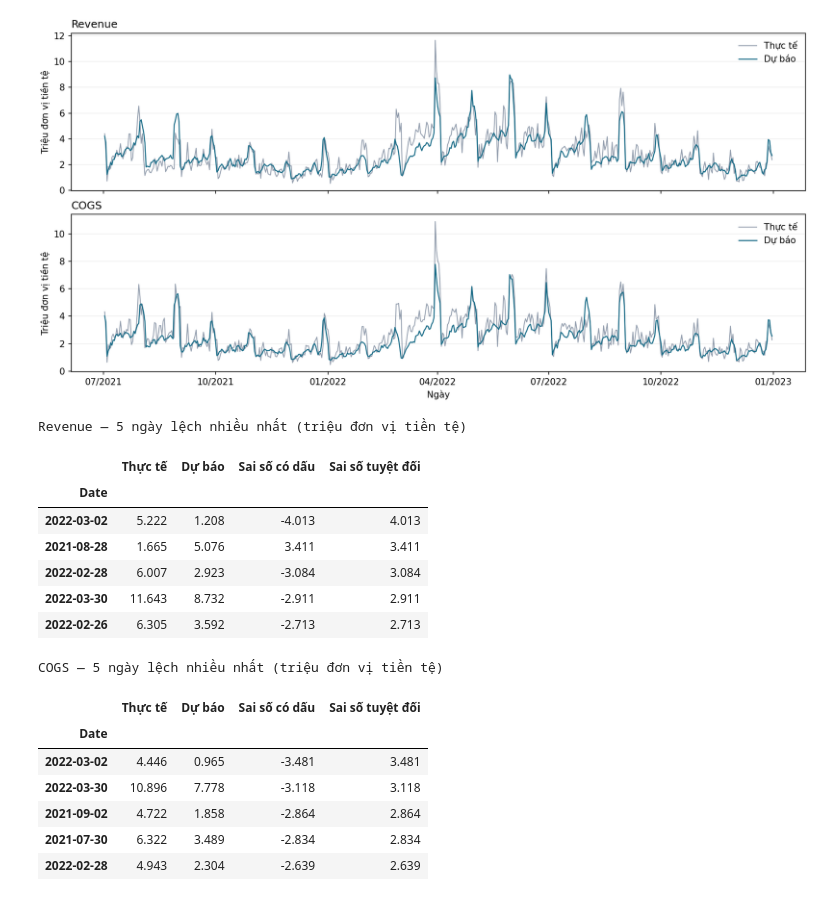
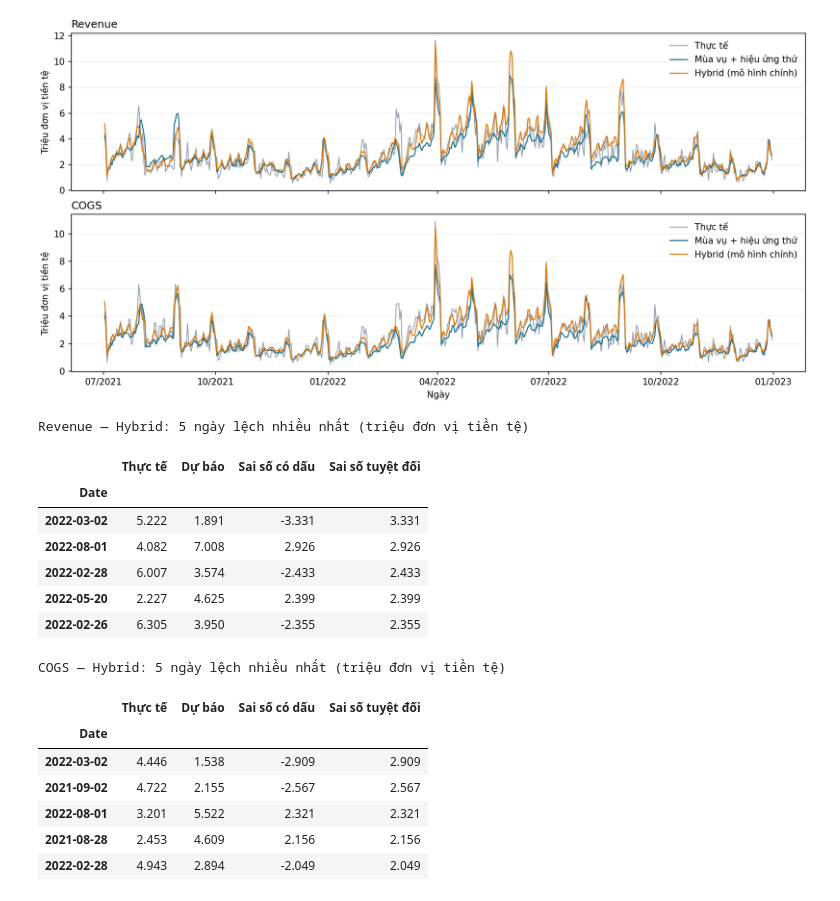
Before and after one commit to ngoctu1912/DA_Datathon2026, a Jupyter notebook: notebook/06_du_bao/04_do_nhay.ipynb, the cells around one changed output. Cells and saved outputs as stored; diff of their text form; code cells hidden in the pictures.

```diff
--- a/notebook/06_du_bao/04_do_nhay.ipynb
+++ b/notebook/06_du_bao/04_do_nhay.ipynb
@@ -46,7 +42,6 @@ if not observed.index.is_unique:
 
 contest_name = "Baseline cuộc thi"
 fixed_name = "Mùa vụ, mức gốc cố định"
-selected_label = "Phương pháp được chọn"
 
 
 def prediction_frame(rows):
@@ -64,56 +59,66 @@ from IPython.display import Image
 to_millions = 1_000_000
 
 
-selected_test_forecast = test_forecast_for(selected_label)
-final_dates = selected_test_forecast.index
+weekday_name = "Mùa vụ mức gốc cố định + hiệu ứng thứ"
+hybrid_name = "Hybrid Ensemble phân rã và phân khúc"
+hybrid_test_forecast = test_forecast_for(hybrid_name)
+weekday_test_forecast = test_forecast_for(weekday_name)
+final_dates = hybrid_test_forecast.index
 test_actual = observed.loc[final_dates]
+assert final_dates.equals(pd.date_range('2021-07-02','2022-12-31',name='Date'))
+assert weekday_test_forecast.index.equals(final_dates)
+assert not predictions.duplicated(['Split','Fold','Method','Date']).any()
+assert predictions.groupby(['Split','Fold','Method']).size().eq(548).all()
+assert (predictions.Date > predictions.TrainEnd).all()
+assert predictions.loc[predictions.Split.eq('validation'),'Date'].max() <= pd.Timestamp('2021-07-01')
 # %%
 from matplotlib import dates as mdates
 
 fig, axes = plt.subplots(2, 1, figsize=(12, 6), sharex=True, layout="constrained")
 for ax, target in zip(axes, targets):
     ax.plot(final_dates, test_actual[target] / to_millions, label="Thực tế",
             color="#64748B", alpha=0.7, linewidth=1.0)
-    ax.plot(final_dates, selected_test_forecast[target] / to_millions, label="Dự báo",
+    ax.plot(final_dates, weekday_test_forecast[target] / to_millions, label="Mùa vụ + hiệu ứng thứ",
             color="#176B87", linewidth=1.2)
+    ax.plot(final_dates, hybrid_test_forecast[target] / to_millions, label="Hybrid (mô hình chính)", color="#D97706", linewidth=1.2)
     ax.set_title(target, loc="left")
     ax.set_ylabel("Triệu đơn vị tiền tệ")
     ax.grid(axis="y", alpha=0.2)
     ax.legend(loc="upper right", frameon=False)
 axes[-1].xaxis.set_major_locator(mdates.MonthLocator(interval=3))
 axes[-1].xaxis.set_major_formatter(mdates.DateFormatter("%m/%Y"))
 axes[-1].set_xlabel("Ngày")
 with BytesIO() as buffer:
     fig.savefig(buffer, format="png", dpi=150)
     display(Image(data=buffer.getvalue(), width=950))
 plt.close(fig)
 
 daily_errors = {}
 for target in targets:
     errors = pd.DataFrame({
         "Thực tế": test_actual[target],
-        "Dự báo": selected_test_forecast[target],
+        "Dự báo": hybrid_test_forecast[target],
     })
     errors["Sai số có dấu"] = errors["Dự báo"] - errors["Thực tế"]
     errors["Sai số tuyệt đối"] = errors["Sai số có dấu"].abs()
     daily_errors[target] = errors
-    print(f"{target} — 5 ngày lệch nhiều nhất (triệu đơn vị tiền tệ)")
+    print(f"{target} — Hybrid: 5 ngày lệch nhiều nhất (triệu đơn vị tiền tệ)")
     display((errors.nlargest(5, "Sai số tuyệt đối") / to_millions).round(3))
 # %% [output]
-[figure, old version]
+[figure, new version]
-Revenue — 5 ngày lệch nhiều nhất (triệu đơn vị tiền tệ)
+Revenue — Hybrid: 5 ngày lệch nhiều nhất (triệu đơn vị tiền tệ)
 |  | Thực tế | Dự báo | Sai số có dấu | Sai số tuyệt đối |
 | Date |  |  |  |  |
-| 2022-03-02 | 5.222 | 1.208 | -4.013 | 4.013 |
-| 2021-08-28 | 1.665 | 5.076 | 3.411 | 3.411 |
-| 2022-02-28 | 6.007 | 2.923 | -3.084 | 3.084 |
-| 2022-03-30 | 11.643 | 8.732 | -2.911 | 2.911 |
-| 2022-02-26 | 6.305 | 3.592 | -2.713 | 2.713 |
+| 2022-03-02 | 5.222 | 1.891 | -3.331 | 3.331 |
+| 2022-08-01 | 4.082 | 7.008 | 2.926 | 2.926 |
+| 2022-02-28 | 6.007 | 3.574 | -2.433 | 2.433 |
+| 2022-05-20 | 2.227 | 4.625 | 2.399 | 2.399 |
+| 2022-02-26 | 6.305 | 3.950 | -2.355 | 2.355 |
-COGS — 5 ngày lệch nhiều nhất (triệu đơn vị tiền tệ)
+COGS — Hybrid: 5 ngày lệch nhiều nhất (triệu đơn vị tiền tệ)
 |  | Thực tế | Dự báo | Sai số có dấu | Sai số tuyệt đối |
 | Date |  |  |  |  |
-| 2022-03-02 | 4.446 | 0.965 | -3.481 | 3.481 |
-| 2022-03-30 | 10.896 | 7.778 | -3.118 | 3.118 |
-| 2021-09-02 | 4.722 | 1.858 | -2.864 | 2.864 |
-| 2021-07-30 | 6.322 | 3.489 | -2.834 | 2.834 |
-| 2022-02-28 | 4.943 | 2.304 | -2.639 | 2.639 |
+| 2022-03-02 | 4.446 | 1.538 | -2.909 | 2.909 |
+| 2021-09-02 | 4.722 | 2.155 | -2.567 | 2.567 |
+| 2022-08-01 | 3.201 | 5.522 | 2.321 | 2.321 |
+| 2021-08-28 | 2.453 | 4.609 | 2.156 | 2.156 |
+| 2022-02-28 | 4.943 | 2.894 | -2.049 | 2.049 |
```
Also changed, not shown: parts of 28 cells of this notebook, 5 other files.
